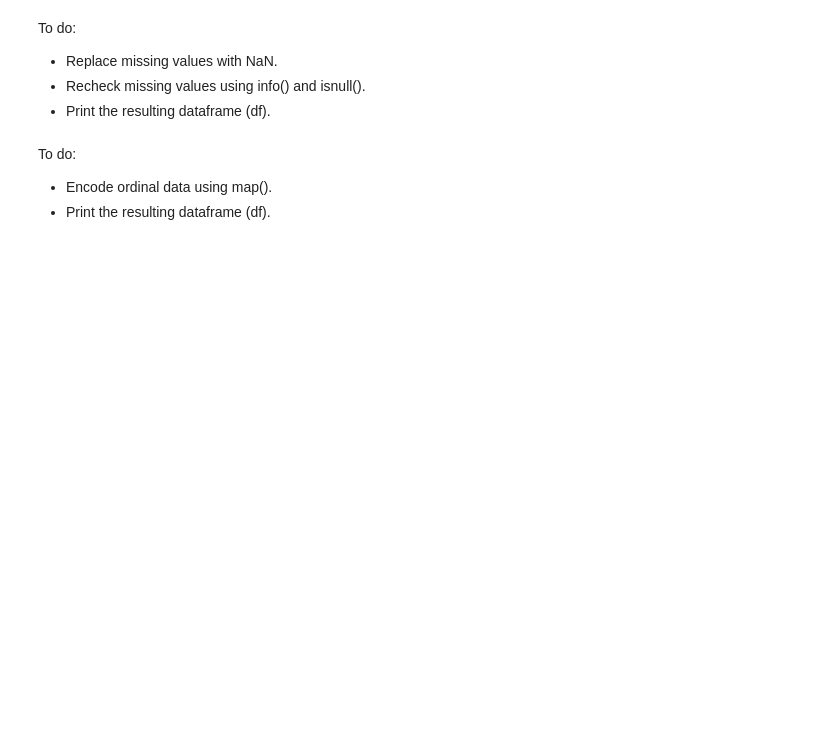
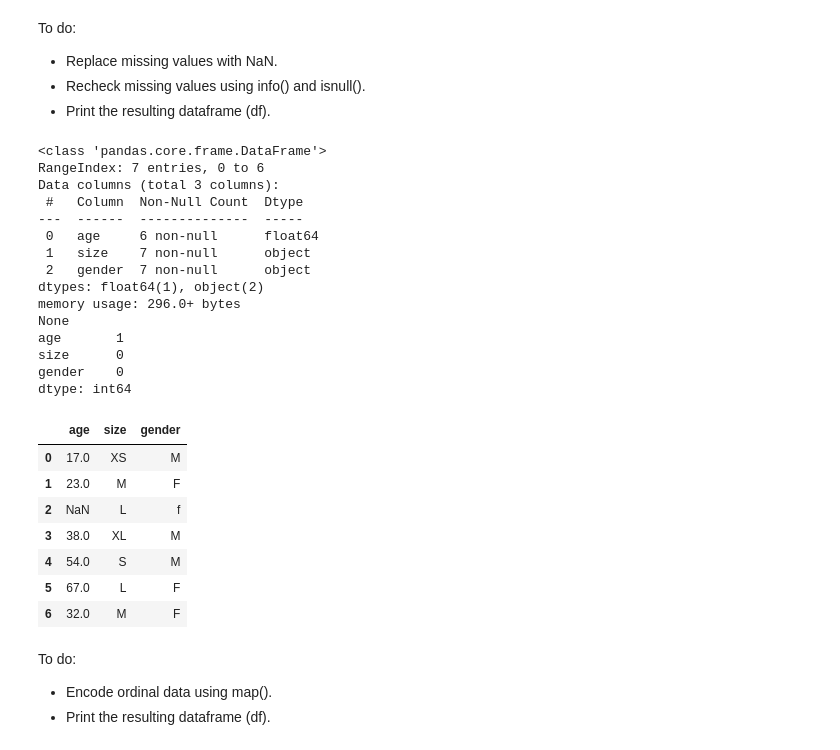
Before and after one commit to wooihaw/pai_may2023, a Jupyter notebook: Part_2/handson_2/handson_2a.ipynb, the cells around one changed output. Saved outputs shown, nothing was run; the diff lists cells and outputs as text; code cells hidden in the pictures; blank space fills up the shorter version.

```diff
--- a/Part_2/handson_2/handson_2a.ipynb
+++ b/Part_2/handson_2/handson_2a.ipynb
@@ -21,6 +50,36 @@ To do:
 - Replace missing values with NaN.
 - Recheck missing values using info() and isnull().
 - Print the resulting dataframe (df).
+# %%
+import numpy as np
+df = df.replace({'x': np.nan})
+print(df.info())
+print(df.isnull().sum())
+df
+# %% [output]
+<class 'pandas.core.frame.DataFrame'>
+RangeIndex: 7 entries, 0 to 6
+Data columns (total 3 columns):
+ #   Column  Non-Null Count  Dtype
+---  ------  --------------  -----
+ 0   age     6 non-null      float64
+ 1   size    7 non-null      object
+ 2   gender  7 non-null      object
+dtypes: float64(1), object(2)
+memory usage: 296.0+ bytes
+None
+age       1
+size      0
+gender    0
+dtype: int64
+|  | age | size | gender |
+| 0 | 17.0 | XS | M |
+| 1 | 23.0 | M | F |
+| 2 | NaN | L | f |
+| 3 | 38.0 | XL | M |
+| 4 | 54.0 | S | M |
+| 5 | 67.0 | L | F |
+| 6 | 32.0 | M | F |
 # %% [markdown]
 To do:
 - Encode ordinal data using map().
```
Also changed, not shown: parts of 6 cells of this notebook, 3 other files.
